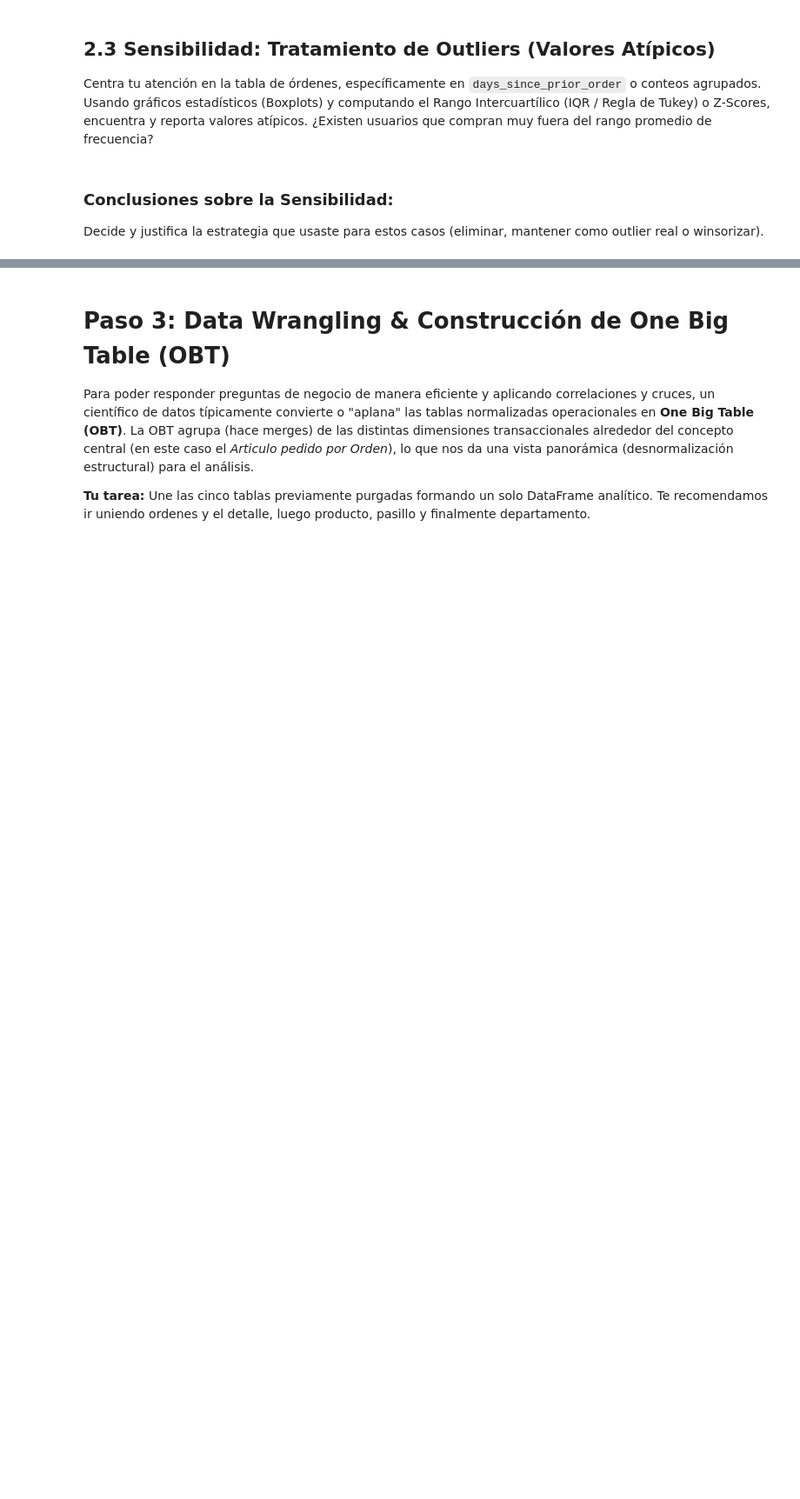
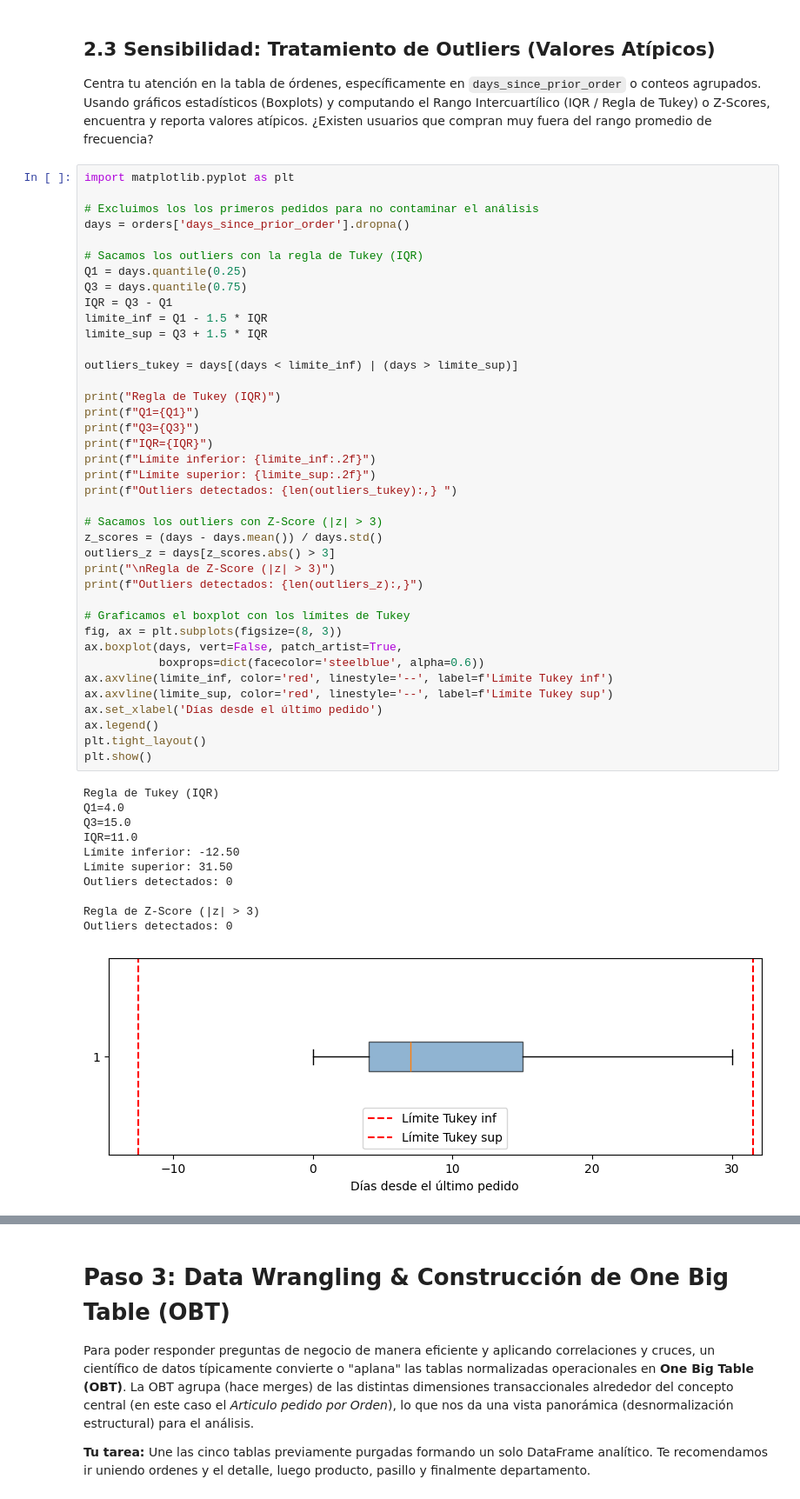
Before and after one commit to mpillapa/workshop-3, a Jupyter notebook: taller_3_Manuel_Pillapa.ipynb, the cells around one changed output, grey strips where cells are left out. Shown at 87% size. Cells and saved outputs as stored; diff of their text form; blank space fills up the shorter version.

```diff
--- a/taller_3_Manuel_Pillapa.ipynb
+++ b/taller_3_Manuel_Pillapa.ipynb
@@ -416,6 +526,54 @@ Argumenta qué mecanismo de ausencia (Rubin) encontraste en cada escenario y por
 # %% [markdown]
 ## 2.3 Sensibilidad: Tratamiento de Outliers (Valores Atípicos)
 Centra tu atención en la tabla de órdenes, específicamente en `days_since_prior_order` o conteos agrupados. Usando gráficos estadísticos (Boxplots) y computando el Rango Intercuartílico (IQR / Regla de Tukey) o Z-Scores, encuentra y reporta valores atípicos. ¿Existen usuarios que compran muy fuera del rango promedio de frecuencia?
-# %% [markdown]
-### Conclusiones sobre la Sensibilidad:
-Decide y justifica la estrategia que usaste para estos casos (eliminar, mantener como outlier real o winsorizar).
+# %%
+import matplotlib.pyplot as plt
+
+# Excluimos los los primeros pedidos para no contaminar el análisis
+days = orders['days_since_prior_order'].dropna()
+
+# Sacamos los outliers con la regla de Tukey (IQR)
+Q1 = days.quantile(0.25)
+Q3 = days.quantile(0.75)
+IQR = Q3 - Q1
+limite_inf = Q1 - 1.5 * IQR
+limite_sup = Q3 + 1.5 * IQR
+
+outliers_tukey = days[(days < limite_inf) | (days > limite_sup)]
+
+print("Regla de Tukey (IQR)")
+print(f"Q1={Q1}")
+print(f"Q3={Q3}")
+print(f"IQR={IQR}")
+print(f"Límite inferior: {limite_inf:.2f}")
+print(f"Límite superior: {limite_sup:.2f}")
+print(f"Outliers detectados: {len(outliers_tukey):,} ")
+
+# Sacamos los outliers con Z-Score (|z| > 3)
+z_scores = (days - days.mean()) / days.std()
+outliers_z = days[z_scores.abs() > 3]
+print("\nRegla de Z-Score (|z| > 3)")
+print(f"Outliers detectados: {len(outliers_z):,}")
+
+# Graficamos el boxplot con los límites de Tukey
+fig, ax = plt.subplots(figsize=(8, 3))
+ax.boxplot(days, vert=False, patch_artist=True,
+           boxprops=dict(facecolor='steelblue', alpha=0.6))
+ax.axvline(limite_inf, color='red', linestyle='--', label=f'Límite Tukey inf')
+ax.axvline(limite_sup, color='red', linestyle='--', label=f'Límite Tukey sup')
+ax.set_xlabel('Días desde el último pedido')
+ax.legend()
+plt.tight_layout()
+plt.show()
+# %% [output]
+Regla de Tukey (IQR)
+Q1=4.0
+Q3=15.0
+IQR=11.0
+Límite inferior: -12.50
+Límite superior: 31.50
+Outliers detectados: 0
+
+Regla de Z-Score (|z| > 3)
+Outliers detectados: 0
+[figure, added]
```
Also changed, not shown: parts of 38 cells of this notebook, 1 other file.
